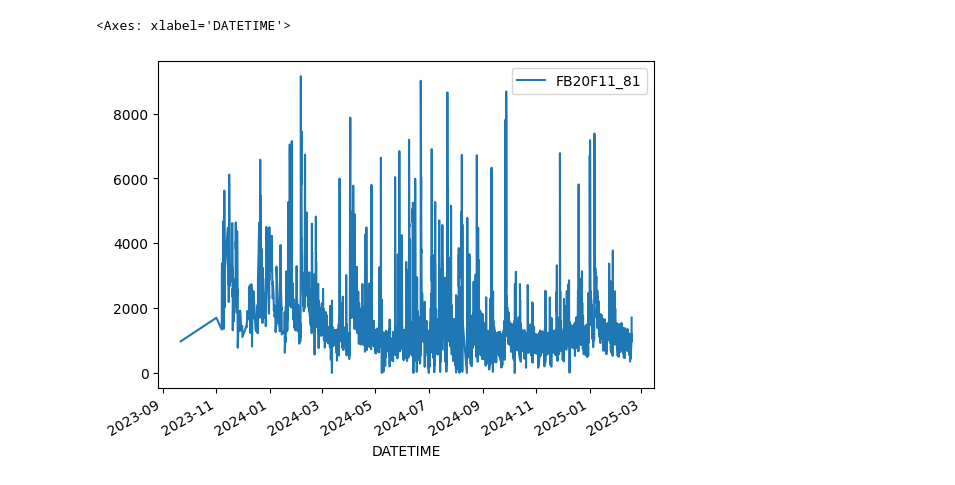
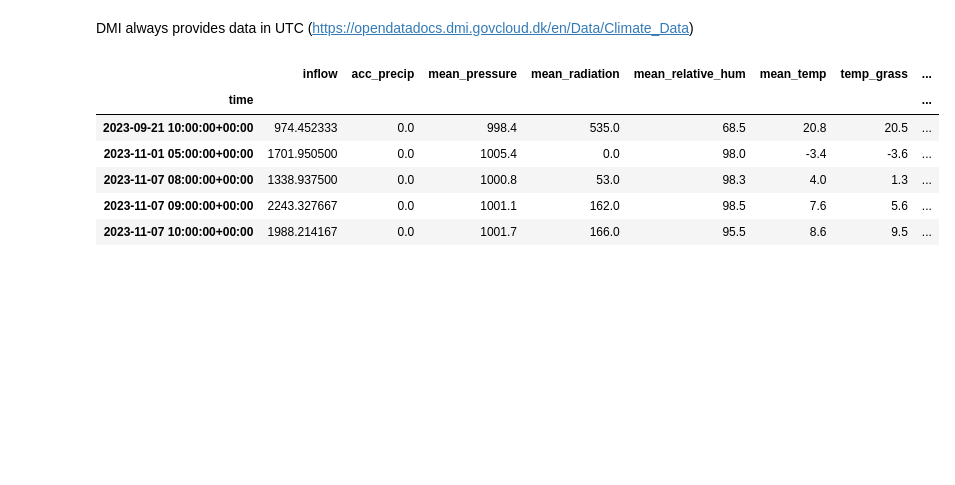
Before and after one commit to DHI/WaterBench-TimeSeries-WWTPINflow, a Jupyter notebook: notebooks/sandbox.ipynb, the cells around one changed output. Saved outputs shown, nothing was run; the diff lists cells and outputs as text; code cells hidden in the pictures; blank space fills up the shorter version.

```diff
--- a/notebooks/sandbox.ipynb
+++ b/notebooks/sandbox.ipynb
@@ -1,11 +1,15 @@
 # %%
 import pandas as pd
+import seaborn as sns
+
 from os.path import abspath
 
+path_to_inflow = "../.preprocessing/raw_data/Horsens_250218.csv"
+path_to_dmi_data = "../.preprocessing/raw_data/horsens_dmi_data.csv"
 
-path_to_file = abspath("../.preprocessing/raw_data/Horsens_250218.csv")
-data = pd.read_csv(path_to_file, parse_dates=True, index_col=0, sep=";")
-data.plot()
+# Inflow measuring unit is m3/h
+inflow = pd.read_csv(abspath(path_to_inflow), parse_dates=True, index_col=0, sep=";").rename(columns={"FB20F11_81": "inflow"})
+inflow.index.name = "time"
+inflow.index = inflow.index.tz_localize("Europe/Copenhagen", ambiguous="NaT").tz_convert("utc")
-# %% [output]
-<Axes: xlabel='DATETIME'>
-[figure, removed]
+# %% [markdown]
+DMI always provides data in UTC (https://opendatadocs.dmi.govcloud.dk/en/Data/Climate_Data)
@@ -11,0 +18,11 @@ data.plot()
+# %%
+horsens = inflow.merge(climate, left_index=True, right_index=True, how="inner")
+horsens.head()
+# %% [output]
+|  | inflow | acc_precip | mean_pressure | mean_radiation | mean_relative_hum | mean_temp | temp_grass | ... |
+| time |  |  |  |  |  |  |  | ... |
+| 2023-09-21 10:00:00+00:00 | 974.452333 | 0.0 | 998.4 | 535.0 | 68.5 | 20.8 | 20.5 | ... |
+| 2023-11-01 05:00:00+00:00 | 1701.950500 | 0.0 | 1005.4 | 0.0 | 98.0 | -3.4 | -3.6 | ... |
+| 2023-11-07 08:00:00+00:00 | 1338.937500 | 0.0 | 1000.8 | 53.0 | 98.3 | 4.0 | 1.3 | ... |
+| 2023-11-07 09:00:00+00:00 | 2243.327667 | 0.0 | 1001.1 | 162.0 | 98.5 | 7.6 | 5.6 | ... |
+| 2023-11-07 10:00:00+00:00 | 1988.214167 | 0.0 | 1001.7 | 166.0 | 95.5 | 8.6 | 9.5 | ... |
```
Also changed, not shown: parts of 3 cells of this notebook, 1 other file.
